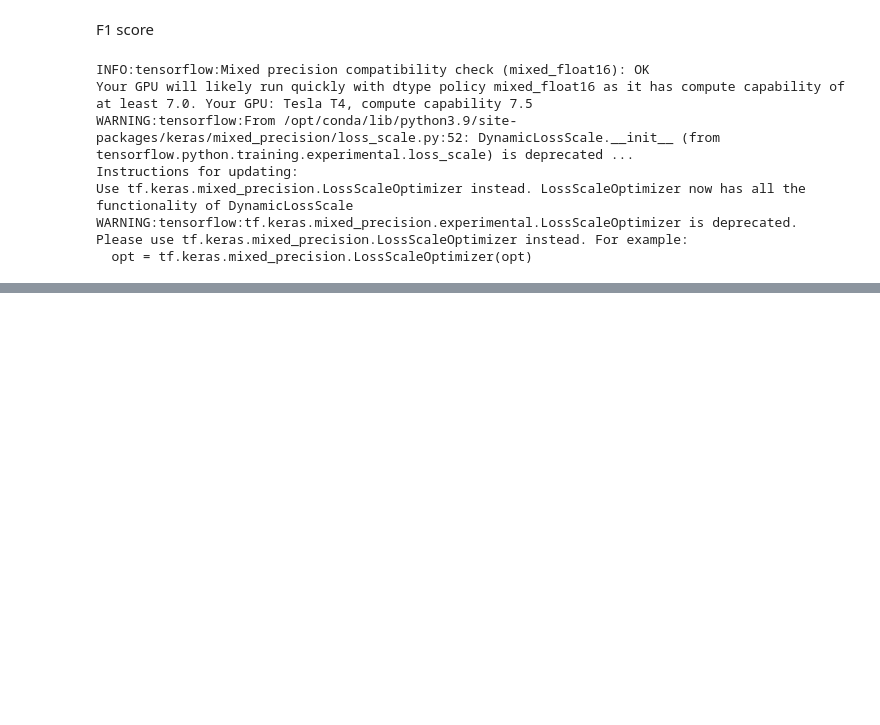
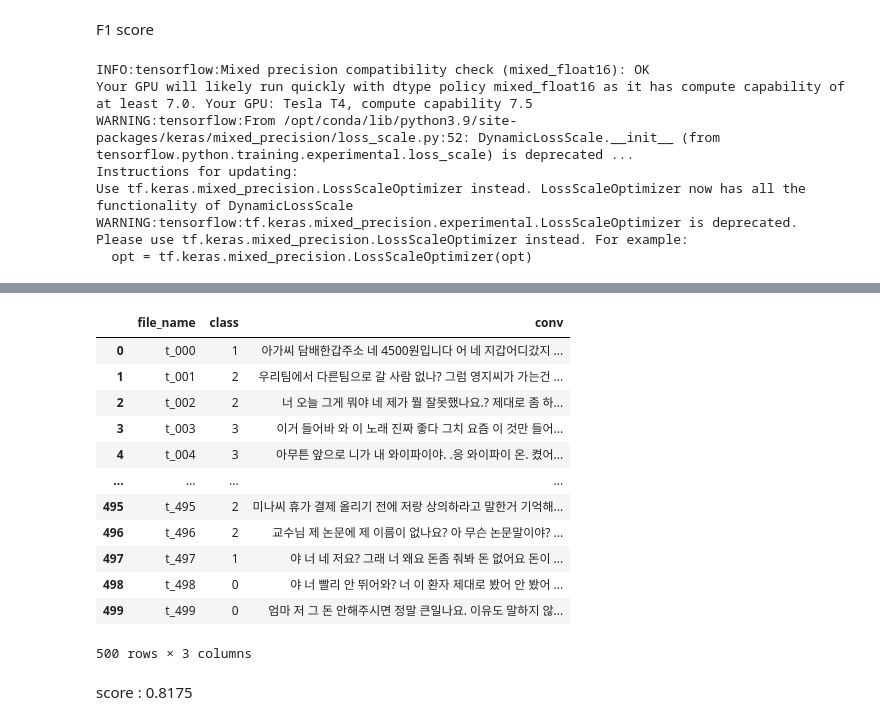
Before and after one commit to silpiria98/aiffel_camp, a Jupyter notebook: aiffel_main/DLThon1/kobert-tokenizer Transformer.ipynb, the cells around one changed output, grey strips where cells are left out. Drawn from its saved outputs; the diff is of its cells as text; code cells hidden in the pictures; blank space fills up the shorter version.

```diff
--- a/aiffel_main/DLThon1/kobert-tokenizer Transformer.ipynb
+++ b/aiffel_main/DLThon1/kobert-tokenizer Transformer.ipynb
@@ -499,0 +717,4 @@ Counter(results)
+# %%
+sub = pd.read_csv("data/new_submission.csv")
+# %%
+sub['class']=mapped_classes
@@ -499,0 +723,22 @@ Counter(results)
+# %%
+sub2 = sub.copy()
+# %%
+sub2['conv'] = test['conversation']
+# %%
+sub2
+# %% [output]
+|  | file_name | class | conv |
+| 0 | t_000 | 1 | 아가씨 담배한갑주소 네 4500원입니다 어 네 지갑어디갔지 ... |
+| 1 | t_001 | 2 | 우리팀에서 다른팀으로 갈 사람 없나? 그럼 영지씨가 가는건 ... |
+| 2 | t_002 | 2 | 너 오늘 그게 뭐야 네 제가 뭘 잘못했나요.? 제대로 좀 하... |
+| 3 | t_003 | 3 | 이거 들어바 와 이 노래 진짜 좋다 그치 요즘 이 것만 들어... |
+| 4 | t_004 | 3 | 아무튼 앞으로 니가 내 와이파이야. .응 와이파이 온. 켰어... |
+| ... | ... | ... | ... |
+| 495 | t_495 | 2 | 미나씨 휴가 결제 올리기 전에 저랑 상의하라고 말한거 기억해... |
+| 496 | t_496 | 2 | 교수님 제 논문에 제 이름이 없나요? 아 무슨 논문말이야? ... |
+| 497 | t_497 | 1 | 야 너 네 저요? 그래 너 왜요 돈좀 줘봐 돈 없어요 돈이 ... |
+| 498 | t_498 | 0 | 야 너 빨리 안 뛰어와? 너 이 환자 제대로 봤어 안 봤어 ... |
+| 499 | t_499 | 0 | 엄마 저 그 돈 안해주시면 정말 큰일나요. 이유도 말하지 않... |
+500 rows × 3 columns
+# %% [markdown]
+score : 0.8175
```
Also changed, not shown: parts of 40 cells of this notebook.
